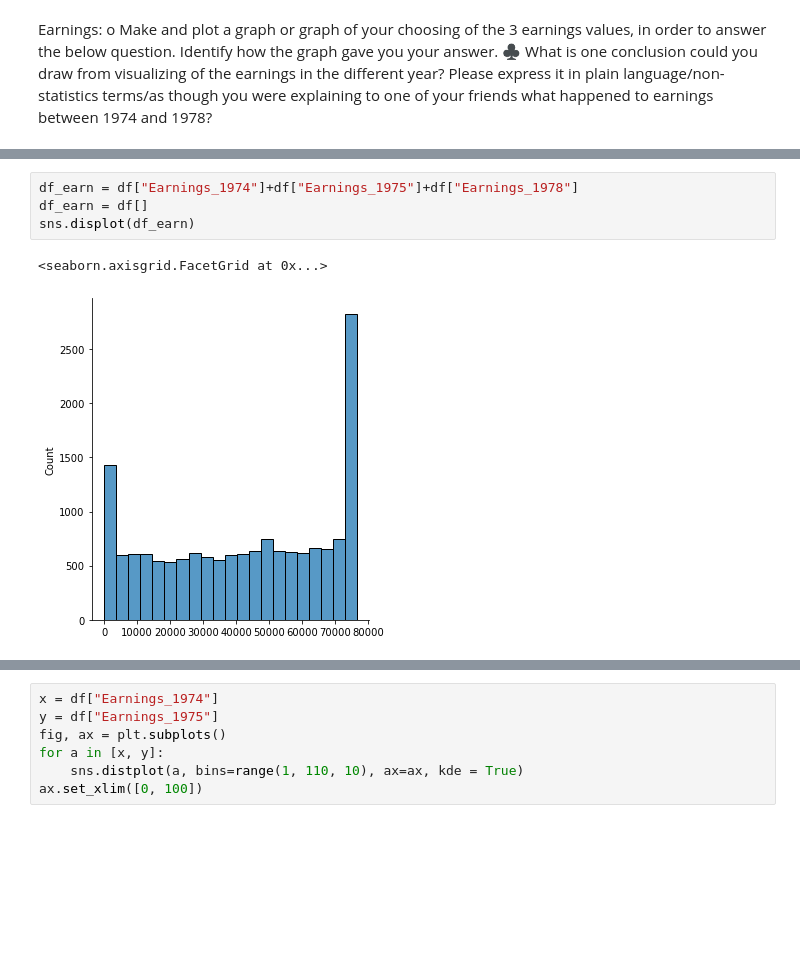
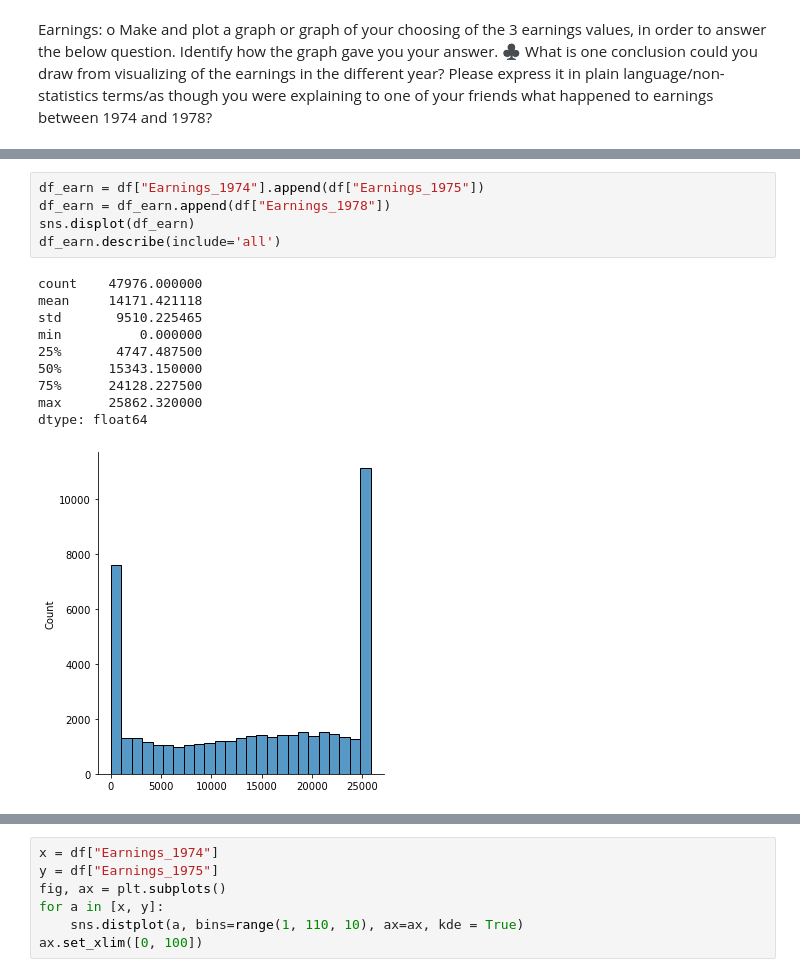
Before and after one commit to jamarabe/DATA3450, a Jupyter notebook: Assignment1.ipynb, the cells around one changed output, grey strips where cells are left out. Saved outputs shown, nothing was run; the diff lists cells and outputs as text; blank space fills up the shorter version.

```diff
--- a/Assignment1.ipynb
+++ b/Assignment1.ipynb
@@ -188,7 +193,16 @@ hist_78 = thinkstats2.Hist(df["Earnings_1978"])
 # %%
-df_earn = df["Earnings_1974"]+df["Earnings_1975"]+df["Earnings_1978"]
-df_earn = df[]
+df_earn = df["Earnings_1974"].append(df["Earnings_1975"])
+df_earn = df_earn.append(df["Earnings_1978"])
 sns.displot(df_earn)
+df_earn.describe(include='all')
 # %% [output]
-<seaborn.axisgrid.FacetGrid at 0x...>
+count    47976.000000
+mean     14171.421118
+std       9510.225465
+min          0.000000
+25%       4747.487500
+50%      15343.150000
+75%      24128.227500
+max      25862.320000
+dtype: float64
-[figure, old version]
+[figure, new version]
```
Also changed, not shown: parts of 12 cells of this notebook.
